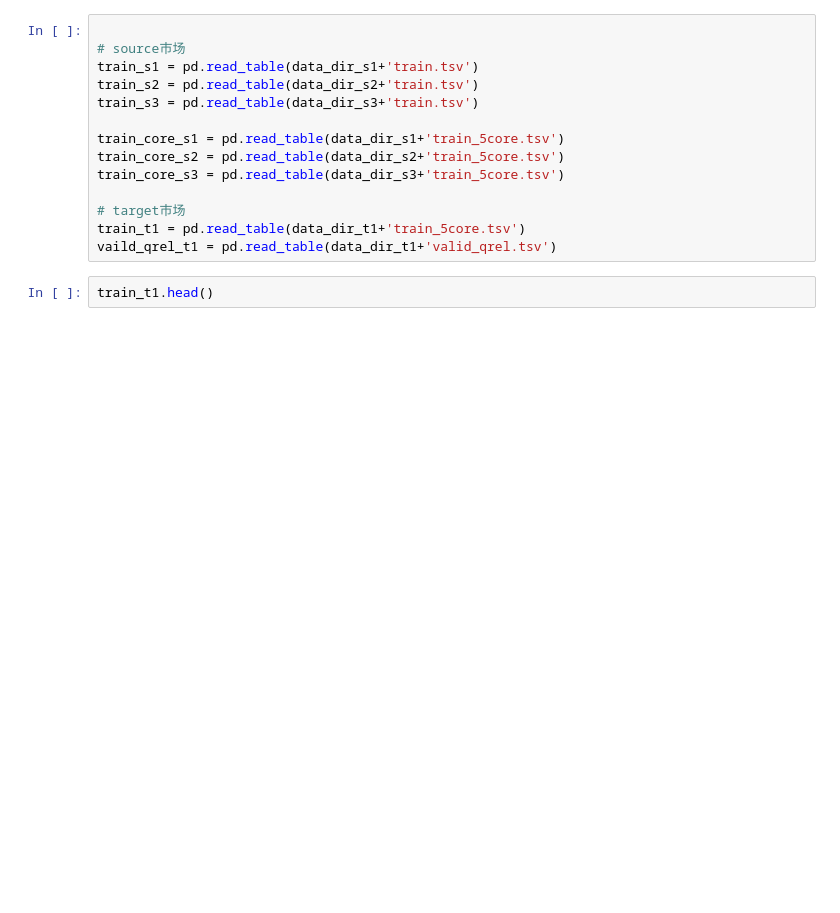
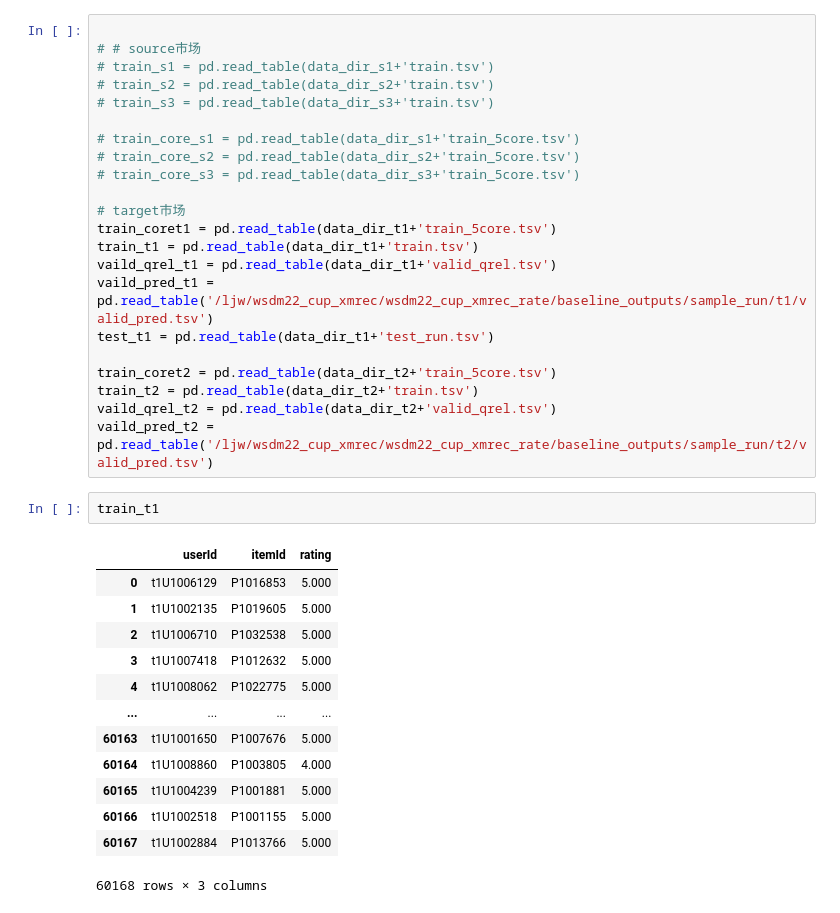
Before and after one commit to Ljwccc/cross_market, a Jupyter notebook: eda.ipynb, the cells around one changed output. Drawn from its saved outputs; the diff is of its cells as text; blank space fills up the shorter version.

```diff
--- a/eda.ipynb
+++ b/eda.ipynb
@@ -21,17 +23,39 @@ data_dir_t1 = './DATA/t1/'
 data_dir_t2 = './DATA/t2/'
 # %%
 
-# source市场
-train_s1 = pd.read_table(data_dir_s1+'train.tsv')
-train_s2 = pd.read_table(data_dir_s2+'train.tsv')
-train_s3 = pd.read_table(data_dir_s3+'train.tsv')
+# # source市场
+# train_s1 = pd.read_table(data_dir_s1+'train.tsv')
+# train_s2 = pd.read_table(data_dir_s2+'train.tsv')
+# train_s3 = pd.read_table(data_dir_s3+'train.tsv')
 
-train_core_s1 = pd.read_table(data_dir_s1+'train_5core.tsv')
-train_core_s2 = pd.read_table(data_dir_s2+'train_5core.tsv')
-train_core_s3 = pd.read_table(data_dir_s3+'train_5core.tsv')
+# train_core_s1 = pd.read_table(data_dir_s1+'train_5core.tsv')
+# train_core_s2 = pd.read_table(data_dir_s2+'train_5core.tsv')
+# train_core_s3 = pd.read_table(data_dir_s3+'train_5core.tsv')
 
 # target市场
-train_t1 = pd.read_table(data_dir_t1+'train_5core.tsv')
+train_coret1 = pd.read_table(data_dir_t1+'train_5core.tsv')
+train_t1 = pd.read_table(data_dir_t1+'train.tsv')
 vaild_qrel_t1 = pd.read_table(data_dir_t1+'valid_qrel.tsv')
+vaild_pred_t1 = pd.read_table('/ljw/wsdm22_cup_xmrec/wsdm22_cup_xmrec_rate/baseline_outputs/sample_run/t1/valid_pred.tsv')
+test_t1 = pd.read_table(data_dir_t1+'test_run.tsv')
+
+train_coret2 = pd.read_table(data_dir_t2+'train_5core.tsv')
+train_t2 = pd.read_table(data_dir_t2+'train.tsv')
+vaild_qrel_t2 = pd.read_table(data_dir_t2+'valid_qrel.tsv')
+vaild_pred_t2 = pd.read_table('/ljw/wsdm22_cup_xmrec/wsdm22_cup_xmrec_rate/baseline_outputs/sample_run/t2/valid_pred.tsv')
 # %%
-train_t1.head()
+train_t1
+# %% [output]
+|  | userId | itemId | rating |
+| 0 | t1U1006129 | P1016853 | 5.000 |
+| 1 | t1U1002135 | P1019605 | 5.000 |
+| 2 | t1U1006710 | P1032538 | 5.000 |
+| 3 | t1U1007418 | P1012632 | 5.000 |
+| 4 | t1U1008062 | P1022775 | 5.000 |
+| ... | ... | ... | ... |
+| 60163 | t1U1001650 | P1007676 | 5.000 |
+| 60164 | t1U1008860 | P1003805 | 4.000 |
+| 60165 | t1U1004239 | P1001881 | 5.000 |
+| 60166 | t1U1002518 | P1001155 | 5.000 |
+| 60167 | t1U1002884 | P1013766 | 5.000 |
+60168 rows × 3 columns
```
Also changed, not shown: parts of 9 cells of this notebook, 14 other files.
